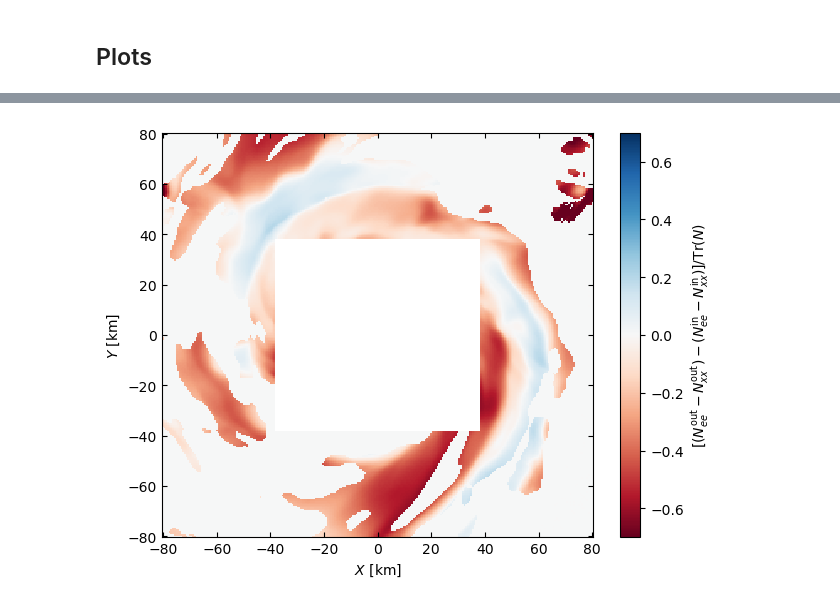
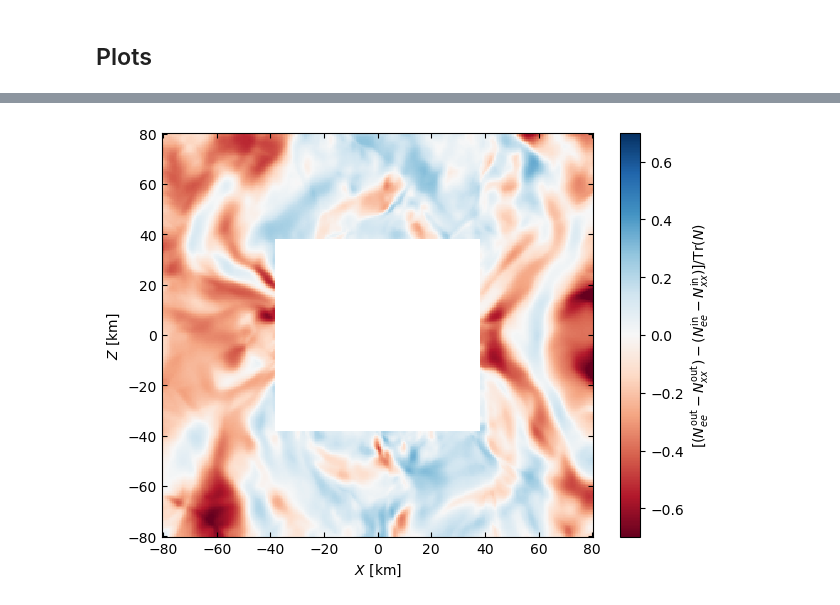
Before and after one commit to jfroustey/Rhea, a Jupyter notebook: results/Output_analysis.ipynb, the cells around one changed output, grey strips where cells are left out. Saved outputs shown, nothing was run; the diff lists cells and outputs as text; code cells hidden in the pictures.

```diff
--- a/results/Output_analysis.ipynb
+++ b/results/Output_analysis.ipynb
@@ -181,7 +181,7 @@ def cutoff(outfile,threshold):
     return(Nee_in,Nmumu_in,Ntautau_in,Nxx_in,TrN_in,Fee_in,Fmumu_in,Ftautau_in,Nee_out,Nmumu_out,
                    Ntautau_out,Nxx_out,TrN_out,Fee_out,Fmumu_out,Ftautau_out)
 # %%
-output_tensor = torch.jit.load("../build/tensor_rl1_z129.pt")
+output_tensor = torch.jit.load("../build/tensor_rl1_y129.pt")
 F4_in = list(output_tensor.parameters())[0]
 F4_out = list(output_tensor.parameters())[1]
 
@@ -194,7 +194,7 @@ Diff = (F4_out-F4_in)/TrN_in[:,:,np.newaxis,:,np.newaxis]
 # %% [markdown]
 ## Plots
 # %%
-resname = "rl1_z129"
+resname = "rl1_y129_nomask"
 
 (Nee_in,Nmumu_in,Ntautau_in,Nxx_in,TrN_in,Fee_in,Fmumu_in,Ftautau_in,Nee_out,Nmumu_out,Ntautau_out,Nxx_out,TrN_out,Fee_out,Fmumu_out,Ftautau_out,
 Neebar_in,Nmumubar_in,Ntautaubar_in,Nxxbar_in,TrNbar_in,Feebar_in,Fmumubar_in,Ftautaubar_in,Neebar_out,Nmumubar_out,Ntautaubar_out,
@@ -208,8 +208,10 @@ delta_Neebar = (Neebar_out - Neebar_in)/TrNbar_in
 delta_DNbar = (Neebar_out - Nxxbar_out - Neebar_in + Nxxbar_in)/TrNbar_in
 delta_Neebar_bis = (Neebar_out - Neebar_in)/(Neebar_in+Neebar_out)
 
-plt.pcolormesh(x[:,:,0],y[:,:,0],np.abs(delta_Nee),vmin=0, vmax=0.6,cmap="Blues")
-plt.ylabel(r'$Y \ [\mathrm{km}]$')
+#plt.pcolormesh(x[:,:,0],y[:,:,0],np.abs(delta_Nee),vmin=0, vmax=0.6,cmap="Blues")
+plt.pcolormesh(x[:,0,:],z[:,0,:],np.abs(delta_Nee),vmin=0, vmax=0.6,cmap="Blues")
+#plt.ylabel(r'$Y \ [\mathrm{km}]$')
+plt.ylabel(r'$Z \ [\mathrm{km}]$')
 plt.xlabel(r'$X \ [\mathrm{km}]$')
 plt.colorbar(label=r'$|N_{ee}^\mathrm{out}-N_{ee}^\mathrm{in}|/\mathrm{Tr}(N)$')
 
@@ -232,14 +236,16 @@ plt.savefig(resname+"_delta_Neebar.png",dpi=500)
 # %%
-plt.pcolormesh(x[:,:,0],y[:,:,0],delta_DN,vmin=-0.7, vmax=0.7,cmap="RdBu")
-plt.ylabel(r'$Y \ [\mathrm{km}]$')
+#plt.pcolormesh(x[:,:,0],y[:,:,0],delta_DN,vmin=-0.7, vmax=0.7,cmap="RdBu")
+plt.pcolormesh(x[:,0,:],z[:,0,:],delta_DN,vmin=-0.7, vmax=0.7,cmap="RdBu")
+#plt.ylabel(r'$Y \ [\mathrm{km}]$')
+plt.ylabel(r'$Z \ [\mathrm{km}]$')
 plt.xlabel(r'$X \ [\mathrm{km}]$')
 plt.colorbar(label=r'$[(N_{ee}^\mathrm{out}-N_{xx}^\mathrm{out})-(N_{ee}^\mathrm{in}-N_{xx}^\mathrm{in})]/\mathrm{Tr}(N)$')
 
 plt.tick_params(axis='both', direction='in',top='True',right='True')
 plt.tight_layout()
 plt.savefig(resname+"_delta_DN.png",dpi=500)
 # %% [output]
-[figure, old version]
+[figure, new version]
 # %%
 ## Checking the flux factors
 
```
Also changed, not shown: parts of 8 cells of this notebook, 1 other file.
